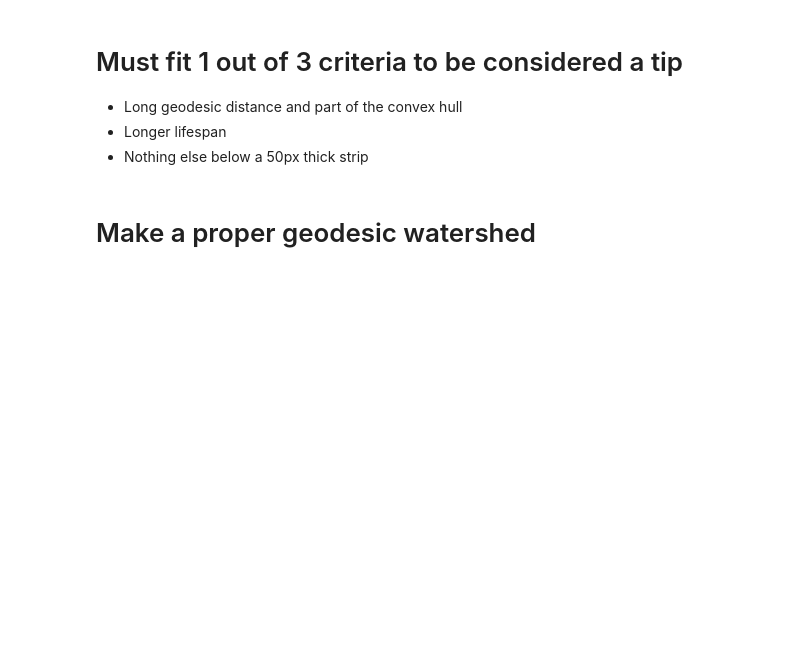
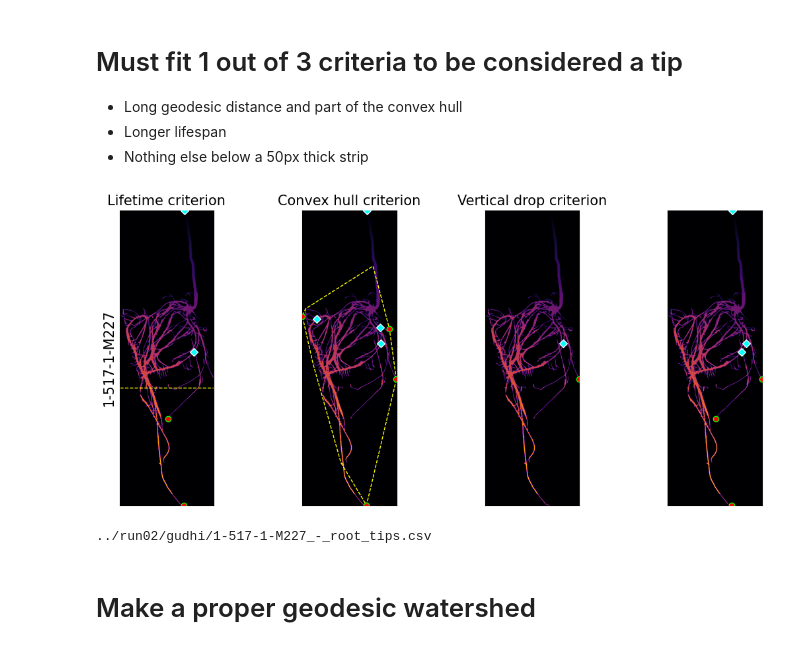
Before and after one commit to ejamezquita/root_necrosis, a Jupyter notebook: jupyter/02_find_main_tips.ipynb, the cells around one changed output. Cells and saved outputs as stored; diff of their text form; code cells hidden in the pictures; blank space fills up the shorter version.

```diff
--- a/jupyter/02_find_main_tips.ipynb
+++ b/jupyter/02_find_main_tips.ipynb
@@ -321,3 +97,22 @@ m[0, gimg[0] ] = False
 m = np.ma.masked_array(m, ~gimg)
 
 gdt = skfmm.distance(m).data
+
+if False:
+    fs = 12
+    fig, ax = plt.subplots(1,3, figsize=(9,5), sharex=True, sharey=True)
+    ax = np.atleast_1d(ax).ravel()
+
+    for i,im in enumerate([gimg, gdt, gdt - gimg*np.arange(len(gdt)).reshape(-1,1)]):
+        ax[i].imshow(im, cmap='inferno', origin='upper', vmin=0)
+        ax[i].tick_params(labelleft=False, left=False, bottom=False, labelbottom=False)
+
+    ax[0].set_ylabel(bname, fontsize=fs)
+    i = 0
+    ax[i].set_title('Binarized image', fontsize=fs); i+=1
+    ax[i].set_title('Geodesic distance from root base', fontsize=fs); i+=1
+    ax[i].set_title('Difference with vertical distance', fontsize=fs); i+=1
+
+    fig.tight_layout()
+    filename = ddst + 'geodesic_distance_transform_-_' + bname
+    #plt.savefig(filename +'.png', format='png', bbox_inches='tight', dpi=200)
@@ -416,16 +171,42 @@ tmask = chmask | vmask | lmask
 # %%
+tmask = lmask.copy()
+tmask |= vmask
+#tmask |= chmask
+
+fs = 15
 ss = np.s_[1500:2000, 0:500]
 extent = (ss[1].start, ss[1].stop, ss[0].stop, ss[0].start)
 
-fig, ax = plt.subplots(1,4, figsize=(12,7), sharex=True, sharey=True)
+fig, ax = plt.subplots(1,4, figsize=(12,5), sharex=True, sharey=True)
 ax = np.atleast_1d(ax).ravel(); i = 0
 
 for i,mask in enumerate([lmask, chmask, vmask, tmask]):
     ax[i].imshow(gdt, cmap='inferno', origin='upper', vmin=0)
-    ax[i].scatter(tips[mask,1], tips[mask,0], marker='o', color='r', edgecolor='lime', linewidth=1)
-    ax[i].scatter(merge[mask,1], merge[mask,0], marker='D', color='cyan', edgecolor='w', linewidth=1)
+    ax[i].scatter(tips[mask,1], tips[mask,0], marker='o', color='r', edgecolor='lime', linewidth=1, zorder=3)
+    ax[i].scatter(merge[mask,1], merge[mask,0], marker='D', color='cyan', edgecolor='w', linewidth=1, zorder=3)
+    ax[i].tick_params(labelleft=False, left=False, bottom=False, labelbottom=False)
     #ax[i].set_xlim(extent[0],extent[1]); ax[i].set_ylim(extent[2],extent[3])
 
+ax[0].set_ylabel(bname, fontsize=fs)
+ax[0].axhline(np.quantile(tips[:,0], 0.875), c='yellow', ls='--', lw=1)
+ax[1].plot(*thull, c='yellow', lw=1, ls='--', zorder=2)
+
+i = 0
+ax[i].set_title('Lifetime criterion', fontsize=fs); i+=1
+ax[i].set_title('Convex hull criterion', fontsize=fs); i+=1
+ax[i].set_title('Vertical drop criterion', fontsize=fs); i+=1
+
 fig.tight_layout()
+
+filename = ddst + 'main_root_tip_-_' + bname
+#plt.savefig(filename +'.png', format='png', bbox_inches='tight', dpi=200)
+# %% [output]
+[figure, added]
+# %%
+filename = gdst + bname + '_-_root_tips.csv'
+print(filename)
+np.savetxt(filename, np.nonzero(tmask)[0].reshape(1,-1), delimiter=',', fmt='%d')
+# %% [output]
+../run02/gudhi/1-517-1-M227_-_root_tips.csv
 # %% [markdown]
 # Make a proper geodesic watershed
```
Also changed, not shown: parts of 20 cells of this notebook, 3 other files.
